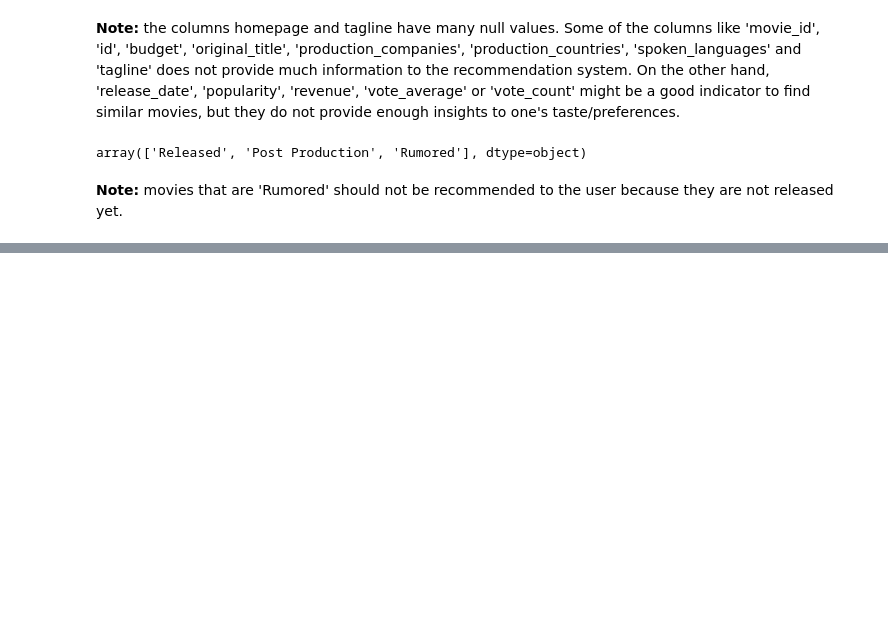
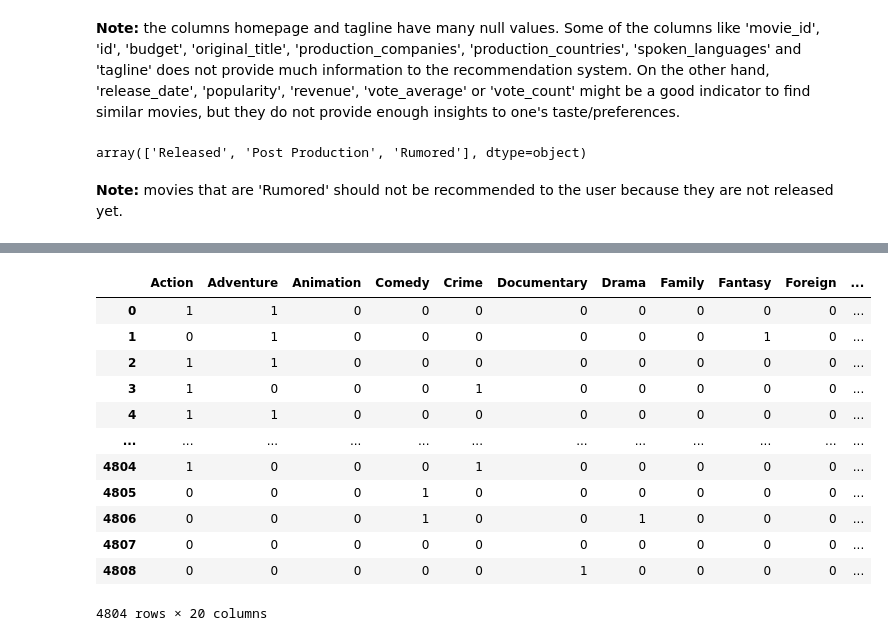
Before and after one commit to semereab-merry/movie-recommendation, a Jupyter notebook: movie_recommendation_system.ipynb, the cells around one changed output, grey strips where cells are left out. Cells and saved outputs as stored; diff of their text form; code cells hidden in the pictures; blank space fills up the shorter version.

```diff
--- a/movie_recommendation_system.ipynb
+++ b/movie_recommendation_system.ipynb
@@ -134,0 +170,3 @@ movies = movies[['movie_id','title','overview','genres','keywords','cast','crew'
+# %%
+movies['crew'] = movies['crew'].apply(fetch_director)
+movies.head(1)
@@ -134,0 +177,6 @@ movies = movies[['movie_id','title','overview','genres','keywords','cast','crew'
+# %%
+# Limit the number of genres, and cast
+movies['cast'] = movies['cast'].apply(lambda x:x[0:5]) # max of 5 cast members
+movies['genres'] = movies['genres'].apply(lambda x:x[0:2]) # max of 2 genres
+movies['keywords'] = movies['keywords'].apply(lambda x:x[0:8]) # max of 8 keywords
+movies.head()
@@ -134,0 +200,5 @@ movies = movies[['movie_id','title','overview','genres','keywords','cast','crew'
+# %%
+# --- Dimensionality reduction for K-means ---
+movies = movies[['id', 'original_title','genres','cast','vote_average','crew', 'keywords']]
+movies.rename(columns={'crew': 'director'}, inplace=True)
+movies.head()
@@ -134,0 +216,24 @@ movies = movies[['movie_id','title','overview','genres','keywords','cast','crew'
+# %%
+# --- Creating Dummies ---
+def create_dummies(column_name):
+    new_columns = movies[column_name]
+
+    mlb = MultiLabelBinarizer()
+
+    return pd.DataFrame(mlb.fit_transform(new_columns),columns=mlb.classes_, index=movies.index)
+# %%
+create_dummies('genres')
+# %% [output]
+|  | Action | Adventure | Animation | Comedy | Crime | Documentary | Drama | Family | Fantasy | Foreign | ... |
+| 0 | 1 | 1 | 0 | 0 | 0 | 0 | 0 | 0 | 0 | 0 | ... |
+| 1 | 0 | 1 | 0 | 0 | 0 | 0 | 0 | 0 | 1 | 0 | ... |
+| 2 | 1 | 1 | 0 | 0 | 0 | 0 | 0 | 0 | 0 | 0 | ... |
+| 3 | 1 | 0 | 0 | 0 | 1 | 0 | 0 | 0 | 0 | 0 | ... |
+| 4 | 1 | 1 | 0 | 0 | 0 | 0 | 0 | 0 | 0 | 0 | ... |
+| ... | ... | ... | ... | ... | ... | ... | ... | ... | ... | ... | ... |
+| 4804 | 1 | 0 | 0 | 0 | 1 | 0 | 0 | 0 | 0 | 0 | ... |
+| 4805 | 0 | 0 | 0 | 1 | 0 | 0 | 0 | 0 | 0 | 0 | ... |
+| 4806 | 0 | 0 | 0 | 1 | 0 | 0 | 1 | 0 | 0 | 0 | ... |
+| 4807 | 0 | 0 | 0 | 0 | 0 | 0 | 0 | 0 | 0 | 0 | ... |
+| 4808 | 0 | 0 | 0 | 0 | 0 | 1 | 0 | 0 | 0 | 0 | ... |
+4804 rows × 20 columns
```
Also changed, not shown: parts of 27 cells of this notebook.
